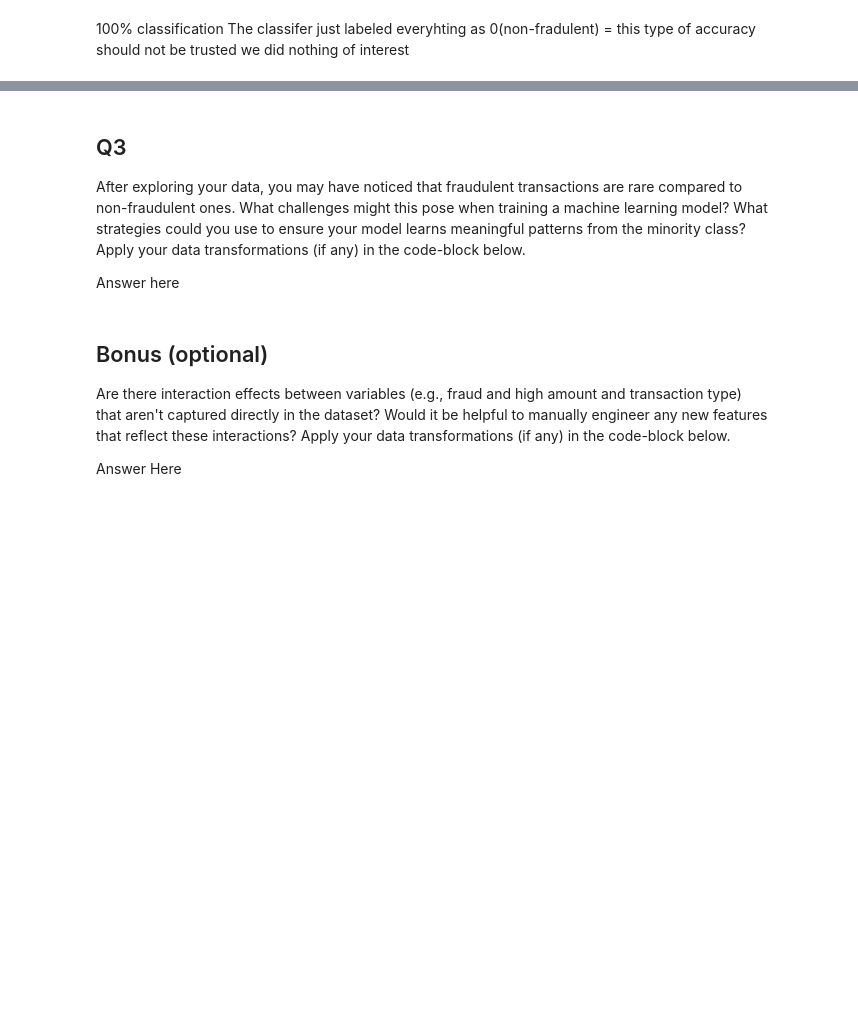
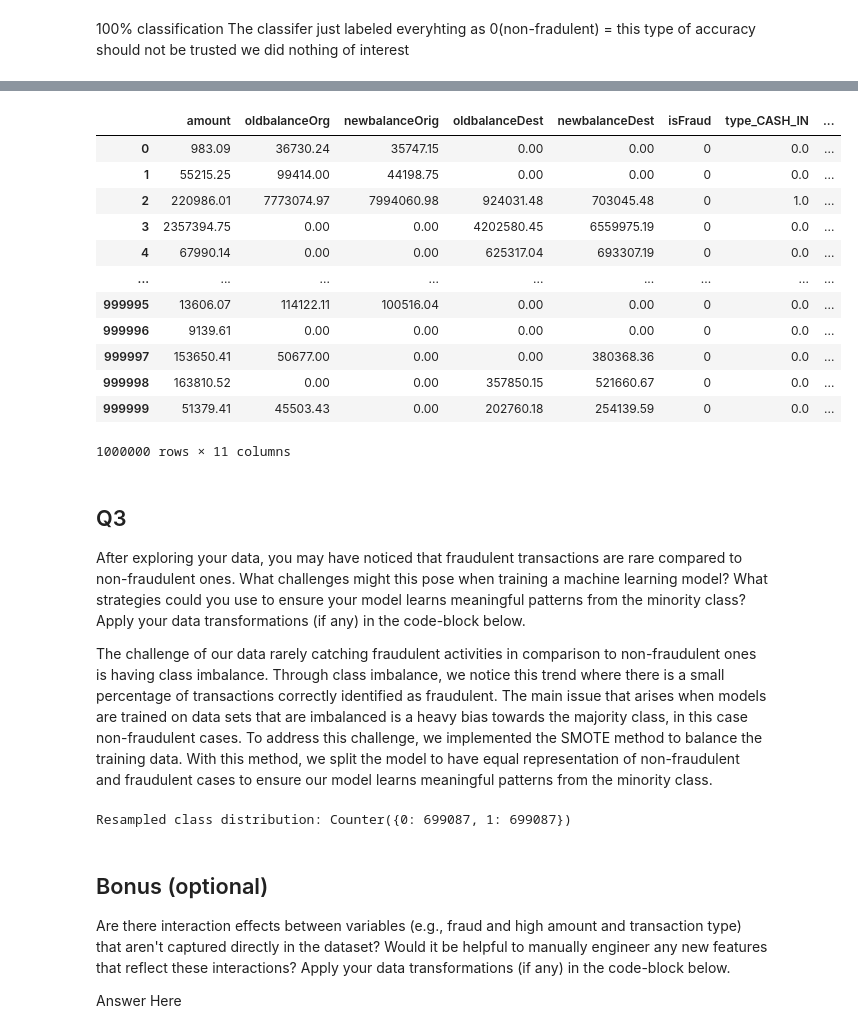
Before and after one commit to jnzhag/Financial-Fraud-Detection, a Jupyter notebook: notebooks/transform.ipynb, the cells around one changed output, grey strips where cells are left out. Cells and saved outputs as stored; diff of their text form; code cells hidden in the pictures; blank space fills up the shorter version.

Commit message:
transform test

```diff
--- a/notebooks/transform.ipynb
+++ b/notebooks/transform.ipynb
@@ -26,0 +34,4 @@ Answer here
+# %%
+sample = pd.read_csv("../data/bank_transactions.csv")
+mod1 = sample.drop(columns=['nameOrig', 'nameDest', 'isFlaggedFraud'])
+mod1.head()
@@ -57,9 +84,56 @@ Answer here
+# %%
+# Initialize encoder
+encoder = OneHotEncoder(sparse_output=False)
+
+# Fit and transform
+encoded_array = encoder.fit_transform(mod1[['type']])
+encoded_df = pd.DataFrame(encoded_array, columns=encoder.get_feature_names_out(['type']))
+
+# Concatenate the original DataFrame with the encoded DataFrame and drop the original 'type' column
+mod1_encoded = pd.concat([mod1.drop('type', axis=1), encoded_df], axis=1)
+mod1_encoded
+# %% [output]
+|  | amount | oldbalanceOrg | newbalanceOrig | oldbalanceDest | newbalanceDest | isFraud | type_CASH_IN | ... |
+| 0 | 983.09 | 36730.24 | 35747.15 | 0.00 | 0.00 | 0 | 0.0 | ... |
+| 1 | 55215.25 | 99414.00 | 44198.75 | 0.00 | 0.00 | 0 | 0.0 | ... |
+| 2 | 220986.01 | 7773074.97 | 7994060.98 | 924031.48 | 703045.48 | 0 | 1.0 | ... |
+| 3 | 2357394.75 | 0.00 | 0.00 | 4202580.45 | 6559975.19 | 0 | 0.0 | ... |
+| 4 | 67990.14 | 0.00 | 0.00 | 625317.04 | 693307.19 | 0 | 0.0 | ... |
+| ... | ... | ... | ... | ... | ... | ... | ... | ... |
+| 999995 | 13606.07 | 114122.11 | 100516.04 | 0.00 | 0.00 | 0 | 0.0 | ... |
+| 999996 | 9139.61 | 0.00 | 0.00 | 0.00 | 0.00 | 0 | 0.0 | ... |
+| 999997 | 153650.41 | 50677.00 | 0.00 | 0.00 | 380368.36 | 0 | 0.0 | ... |
+| 999998 | 163810.52 | 0.00 | 0.00 | 357850.15 | 521660.67 | 0 | 0.0 | ... |
+| 999999 | 51379.41 | 45503.43 | 0.00 | 202760.18 | 254139.59 | 0 | 0.0 | ... |
+1000000 rows × 11 columns
 # %% [markdown]
 ## Q3
 
 After exploring your data, you may have noticed that fraudulent transactions are rare compared to non-fraudulent ones. What challenges might this pose when training a machine learning model? What strategies could you use to ensure your model learns meaningful patterns from the minority class? Apply your data transformations (if any) in the code-block below.
 
-Answer here
+The challenge of our data rarely catching fraudulent activities in comparison to non-fraudulent ones is having class imbalance. Through class imbalance, we notice this trend where there is a small percentage of transactions correctly identified as fraudulent. The main issue that arises when models are trained on data sets that are imbalanced is a heavy bias towards the majority class, in this case non-fraudulent cases. To address this challenge, we implemented the SMOTE method to balance the training data. With this method, we split the model to have equal representation of non-fraudulent and fraudulent cases to ensure our model learns meaningful patterns from the minority class.
+# %%
+#splitting model1_encoded into train and test sets
+X = mod1_encoded.drop('isFraud', axis=1)
+y = mod1_encoded['isFraud']
+
+#Split into train and test sets
+x_train, x_test, y_train, y_test = train_test_split(x, y, test_size=0.3, random_state=42)
+
+# Applying SMOTE to the training data
+smote = SMOTE(random_state=42)
+x_train_resampled, y_train_resampled = smote.fit_resample(x_train, y_train)
+
+# Train a Random Forest Classifier on the resampled data
+trained_mod = RandomForestClassifier(random_state =42)
+trained_mod.fit(x_train_resampled, y_train_resampled)
+
+#Evaluatre the model on testing set
+yhat = trained_mod.predict(x_test)
+
+print(f"Resampled class distribution: {Counter(y_train_resampled)}")
+# %% [output]
+Resampled class distribution: Counter({0: 699087, 1: 699087})
 # %% [markdown]
 ## Bonus (optional)
 
```
Also changed, not shown: parts of 8 cells of this notebook.
